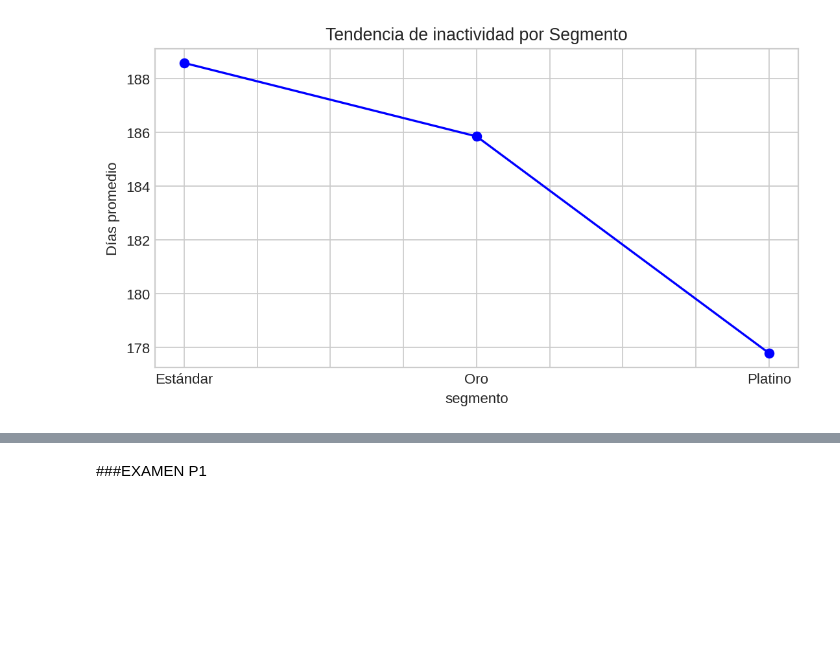
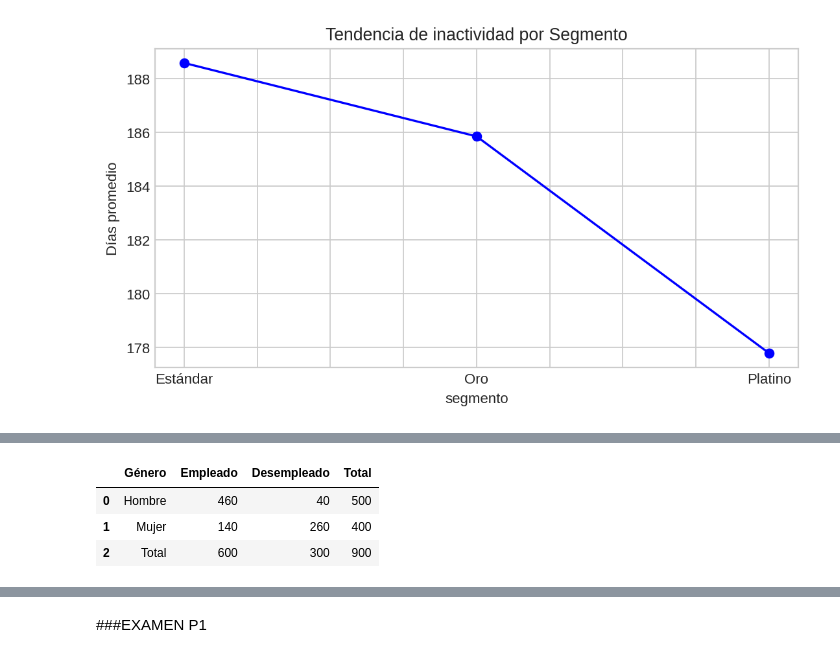
Before and after one commit to Jpablo179804/MineriaDatos, a Jupyter notebook: MineriaDatos.ipynb, the cells around one changed output, grey strips where cells are left out. Drawn from its saved outputs; the diff is of its cells as text; code cells hidden in the pictures; blank space fills up the shorter version.

```diff
--- a/MineriaDatos.ipynb
+++ b/MineriaDatos.ipynb
@@ -1638,0 +1658,17 @@ Name: dias_desde_ultima_visita, dtype: float64
+# %%
+import pandas as pd
+#from google.colab import data_table
+data = {
+    'Género': ['Hombre', 'Mujer', 'Total'],
+    'Empleado': [460, 140, 600],
+    'Desempleado': [40, 260, 300],
+    'Total': [500, 400, 900]
+}
+
+df = pd.DataFrame(data)
+display(df)
+# %% [output]
+|  | Género | Empleado | Desempleado | Total |
+| 0 | Hombre | 460 | 40 | 500 |
+| 1 | Mujer | 140 | 260 | 400 |
+| 2 | Total | 600 | 300 | 900 |
```
Also changed, not shown: parts of 10 cells of this notebook.
